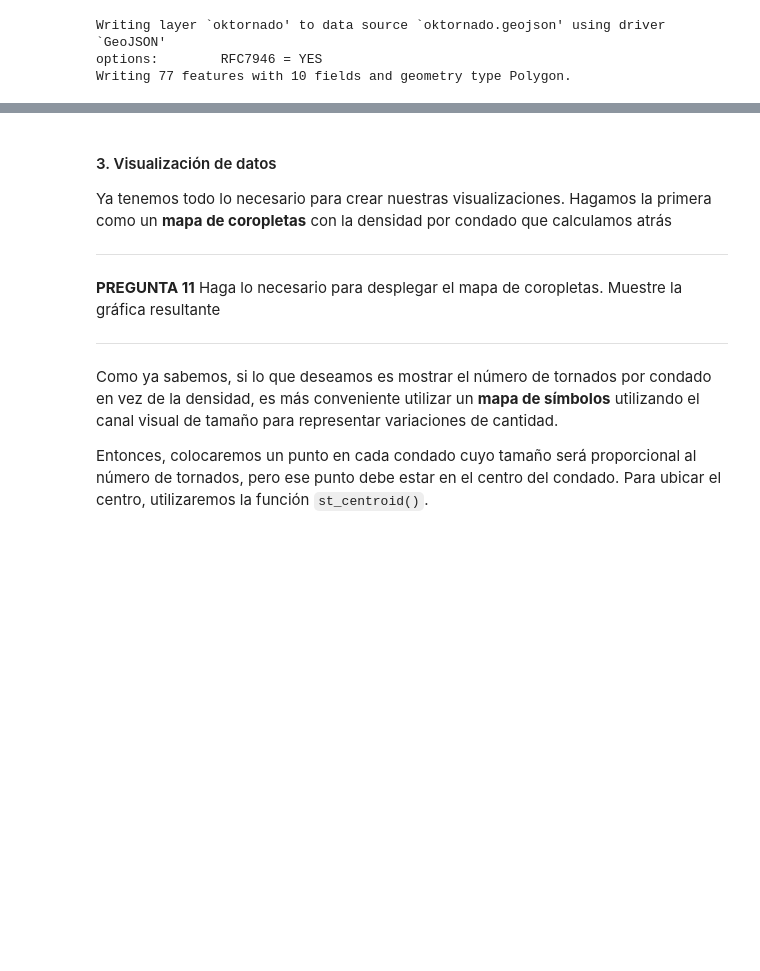
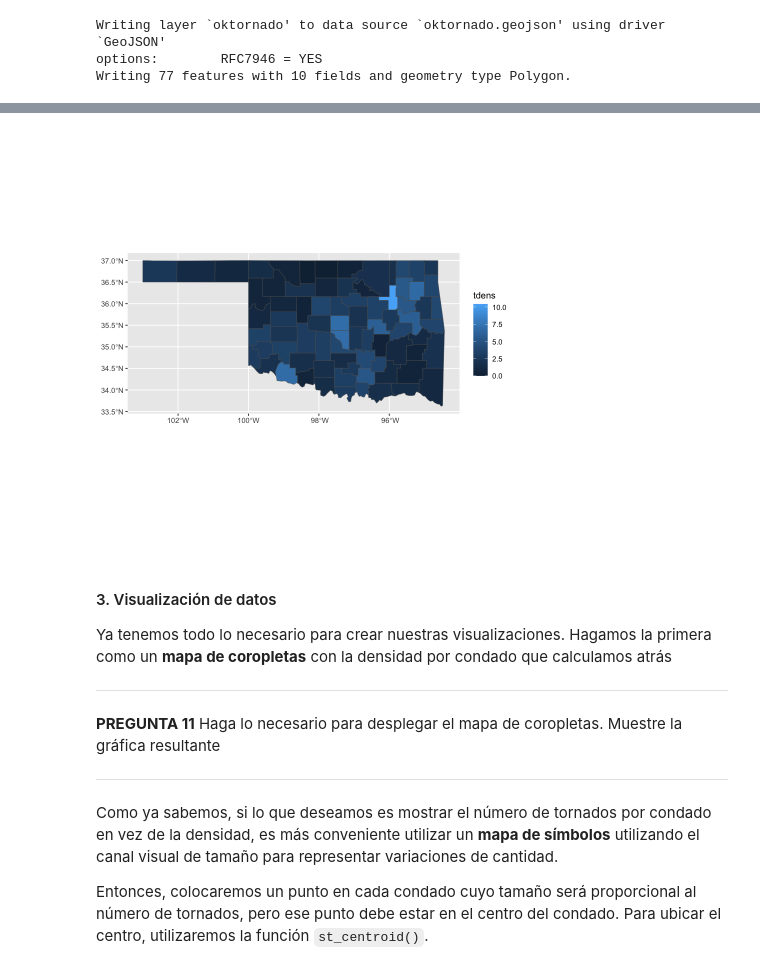
Before and after one commit to MiguelMonr/VisualizacionInformacion, a Jupyter notebook: Notebooks/Pr6_VisualizacionGeoespacial_Vector.ipynb, the cells around one changed output, grey strips where cells are left out. Cells and saved outputs as stored; diff of their text form; code cells hidden in the pictures; blank space fills up the shorter version.

```diff
--- a/Notebooks/Pr6_VisualizacionGeoespacial_Vector.ipynb
+++ b/Notebooks/Pr6_VisualizacionGeoespacial_Vector.ipynb
@@ -275,3 +319,10 @@ Writing 77 features with 10 fields and geometry type Polygon.
+# %%
+library(choroplethr)
+
+ggplot(countymap) +
+    geom_sf(mapping = aes(fill = tdens))
+# %% [output]
+[figure, added]
 # %% [markdown]
 #### 3. Visualización de datos
 
```
Also changed, not shown: parts of 11 cells of this notebook, 1 other file.
